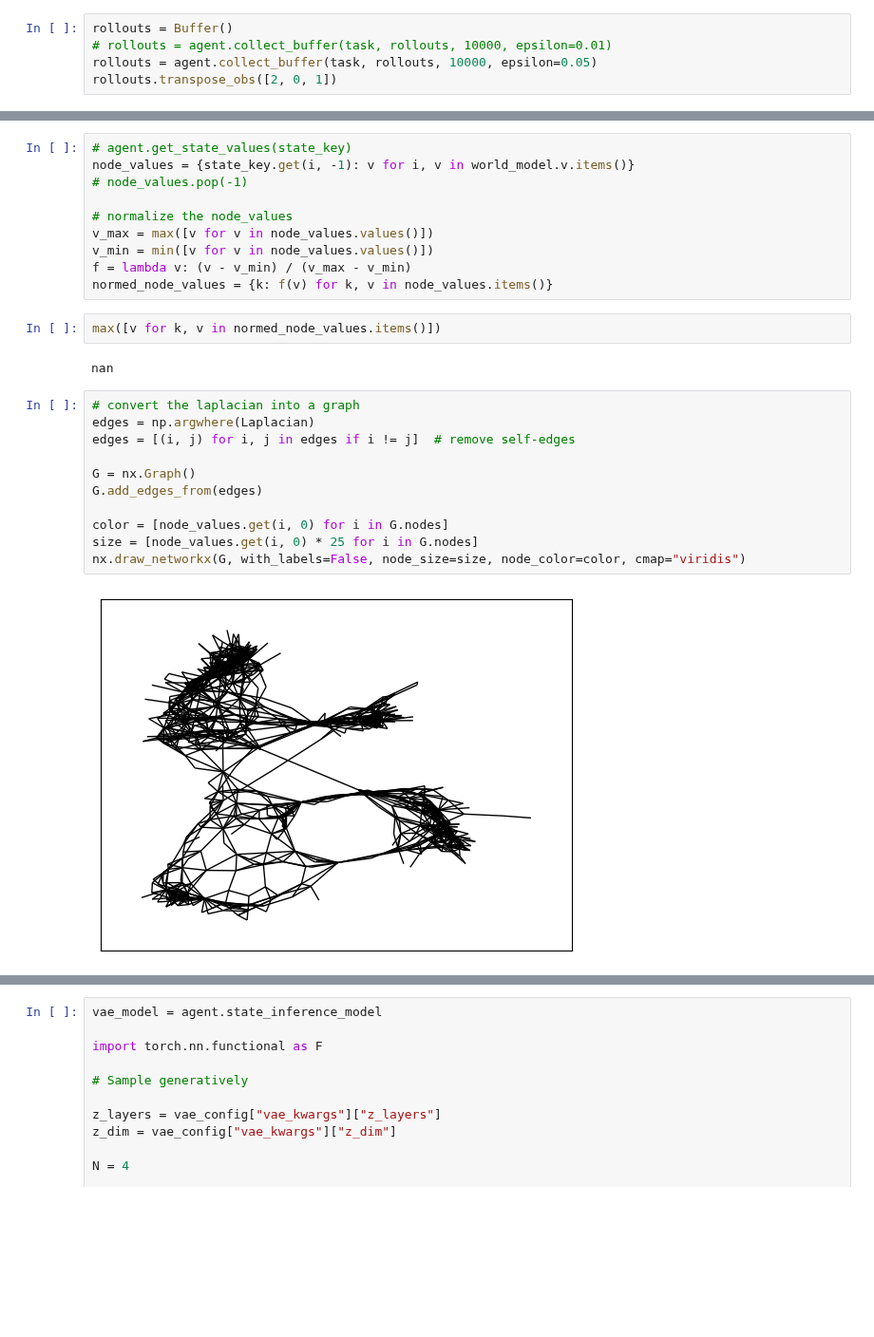
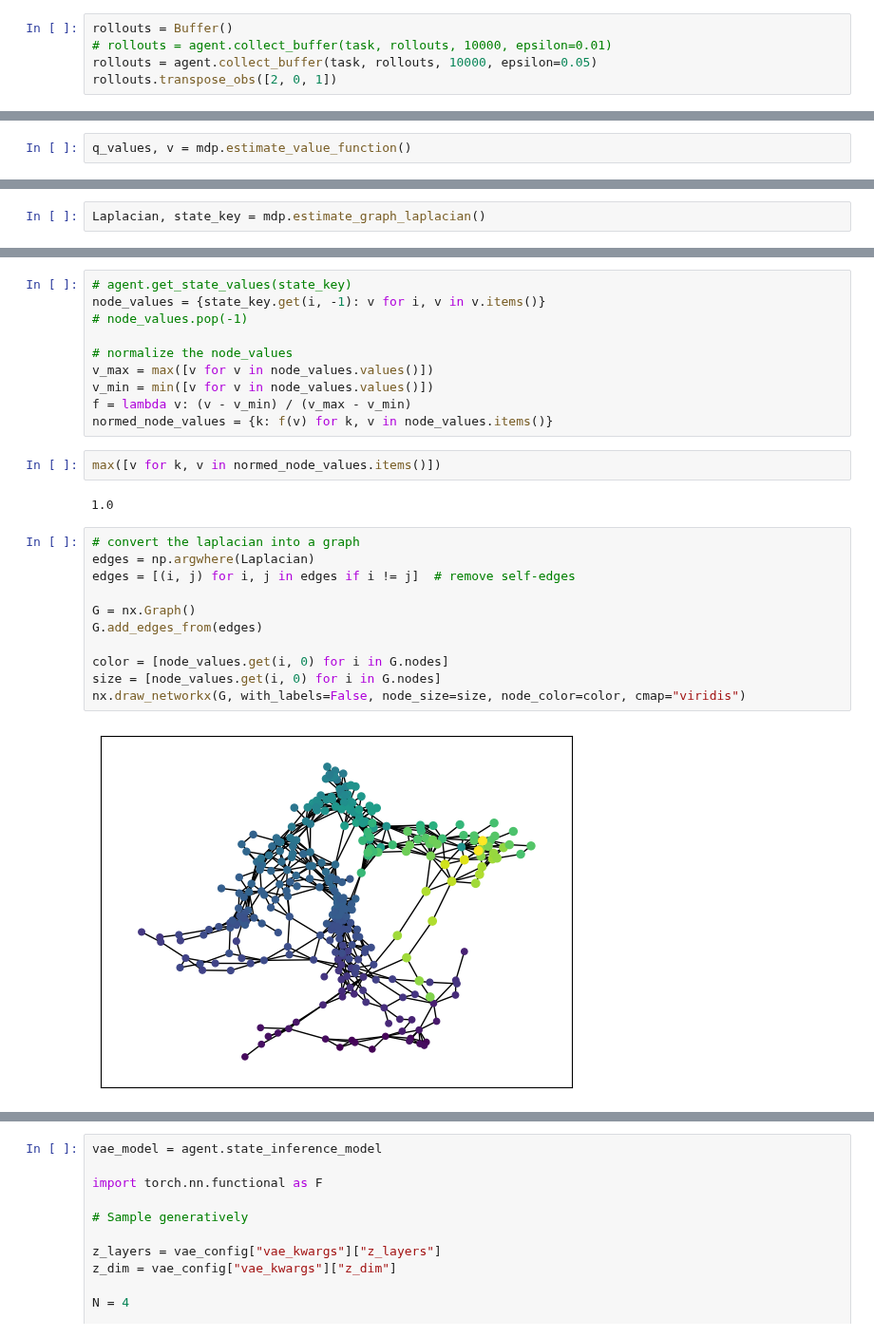
Before and after one commit to nicktfranklin/thread_the_needle, a Jupyter notebook: Agent - CnnVae (online - sb discrete ppo).ipynb, the cells around one changed output, grey strips where cells are left out. Shown at 95% size. Cells and saved outputs as stored; diff of their text form; blank space fills up the shorter version.

Commit message:
proper handling of terminal states in value iteration

```diff
--- a/Agent - CnnVae (online - sb discrete ppo).ipynb
+++ b/Agent - CnnVae (online - sb discrete ppo).ipynb
@@ -269,0 +228,2 @@ Laplacian, state_key = world_model.laplacian, world_model.state_key
+# %%
+q_values, v = mdp.estimate_value_function()
@@ -269,0 +268,2 @@ Laplacian, state_key = world_model.laplacian, world_model.state_key
+# %%
+Laplacian, state_key = mdp.estimate_graph_laplacian()
@@ -310,6 +331,6 @@ world_model.v
 # %%
 # agent.get_state_values(state_key)
-node_values = {state_key.get(i, -1): v for i, v in world_model.v.items()}
+node_values = {state_key.get(i, -1): v for i, v in v.items()}
 # node_values.pop(-1)
 
 # normalize the node_values
@@ -320,20 +341,20 @@ normed_node_values = {k: f(v) for k, v in node_values.items()}
 # %%
 max([v for k, v in normed_node_values.items()])
 # %% [output]
-nan
+1.0
 # %%
 # convert the laplacian into a graph
 edges = np.argwhere(Laplacian)
 edges = [(i, j) for i, j in edges if i != j]  # remove self-edges
 
 G = nx.Graph()
 G.add_edges_from(edges)
 
 color = [node_values.get(i, 0) for i in G.nodes]
-size = [node_values.get(i, 0) * 25 for i in G.nodes]
+size = [node_values.get(i, 0) for i in G.nodes]
 nx.draw_networkx(G, with_labels=False, node_size=size, node_color=color, cmap="viridis")
 # %% [output]
-[figure, old version]
+[figure, new version]
 # %%
 # print(state_key), print(node_values)
 
```
Also changed, not shown: parts of 19 cells of this notebook, 3 other files.
